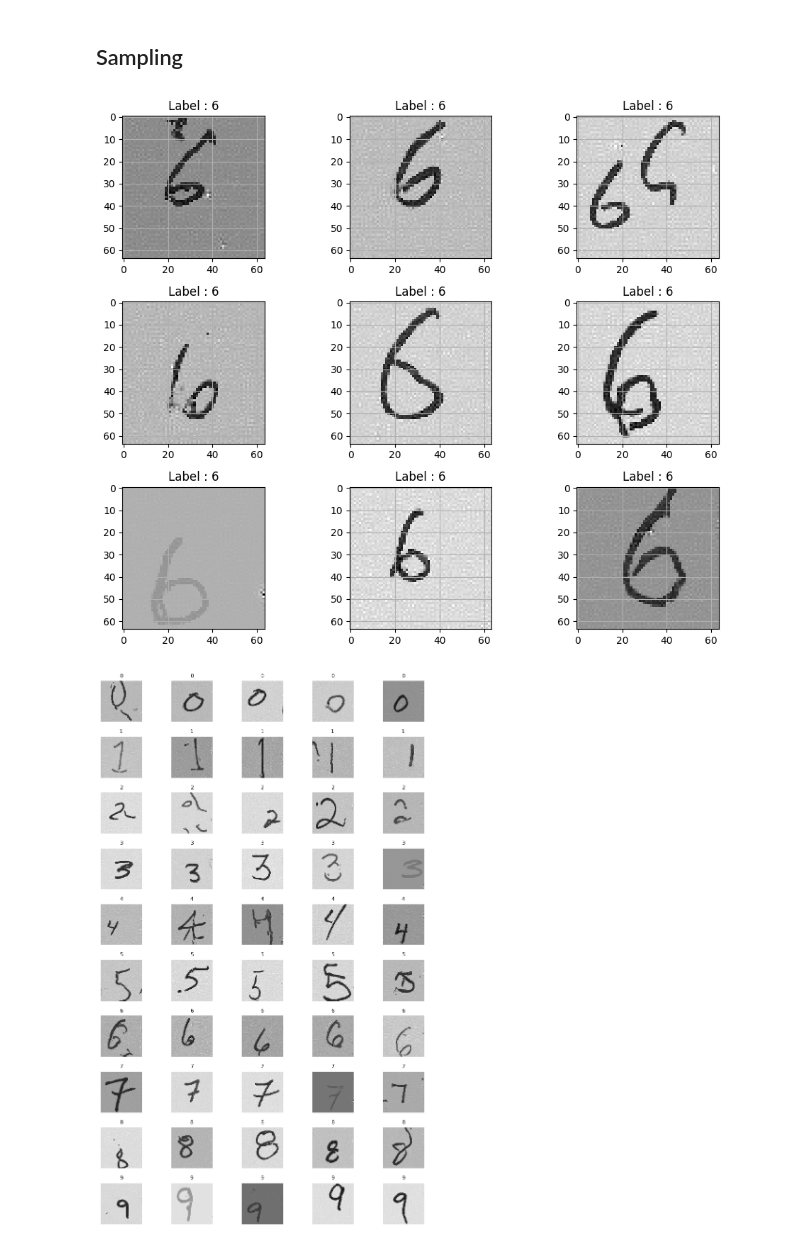
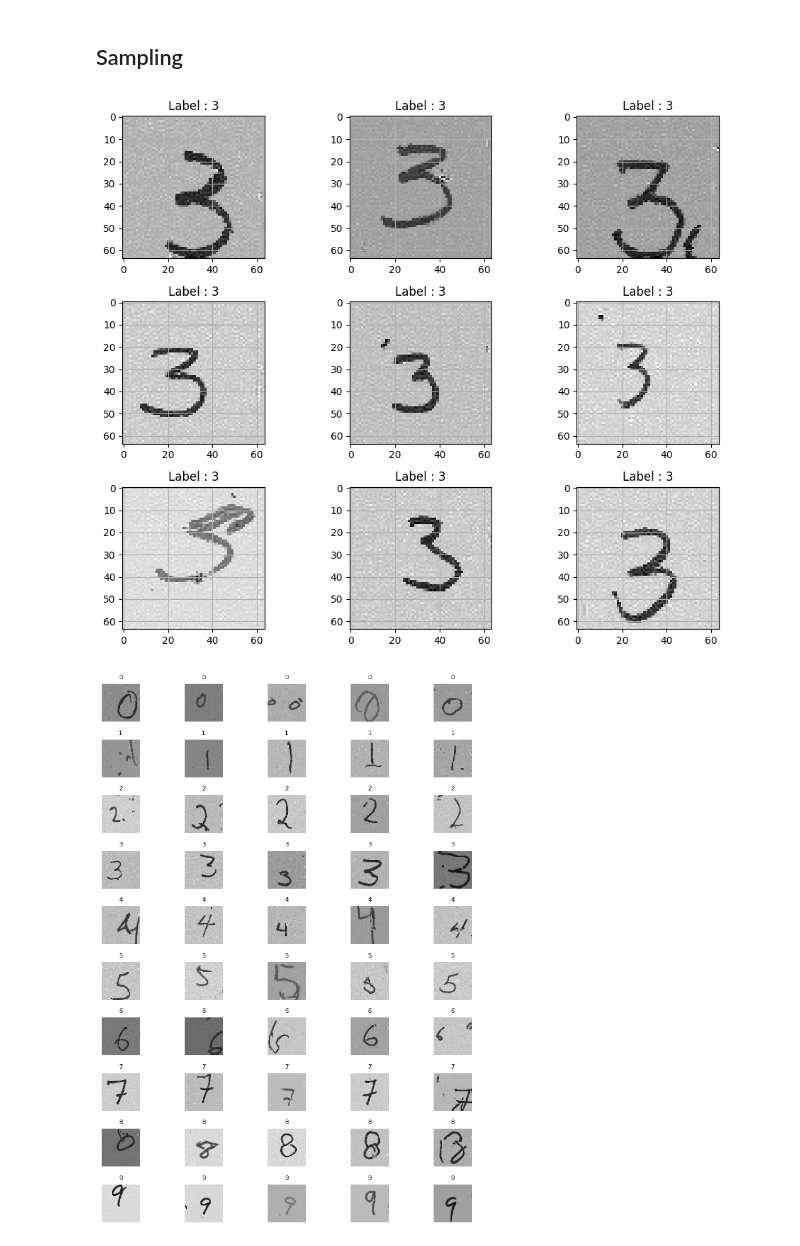
Before and after one commit to arafatshovon/flow-matching-and-llm, a Jupyter notebook: notebooks/Flow_Matching.ipynb, the cells around one changed output. Saved outputs shown, nothing was run; the diff lists cells and outputs as text; code cells hidden in the pictures.

```diff
--- a/notebooks/Flow_Matching.ipynb
+++ b/notebooks/Flow_Matching.ipynb
@@ -424,6 +424,25 @@ class GuidedFlowMatching(nn.Module):
             x_t = self.step(x_t, label, t, dt)
 
         return x_t
+
+    @torch.no_grad
+    def sample_flow(self, x_0:torch.Tensor, label:torch.Tensor, num_step:int):
+        self.prob_paths = []
+        self.time = []
+        x_t = x_0
+        time_steps = torch.linspace(0.0, 1.0, num_step).to(device)
+        self.prob_paths.append(x_0.squeeze(0).permute(1,2,0).detach().cpu().numpy())
+        self.time.append(0.0)
+
+        for i in range(len(time_steps)-1):
+            dt = time_steps[i+1] - time_steps[i]
+            t = torch.full((x_t.shape[0], 1), time_steps[i]).to(device)
+            x_t = self.step(x_t, label, t, dt)
+
+            vis_tensor = x_t.squeeze(0).permute(1, 2, 0).detach().cpu().numpy()
+            self.prob_paths.append(vis_tensor)
+            self.time.append(time_steps[i+1])
+        return x_t
 # %%
 # model = UnGuidedFlowMatching(1, 16)
 
@@ -685,7 +666,7 @@ num_steps = 60
 height, width = 64, 64
 Row, Col = 3, 3
 
-y = 6
+y = 3
 x_0 = torch.randn(Row*Col, 1, height, width)
 label = torch.ones(Row*Col, dtype=torch.int64) * y
 x_1 = flow_model.sample(x_0, label, num_steps)
@@ -702,38 +683,37 @@ for i in range(Row*Col):
 plt.tight_layout()
 plt.show()
 # %% [output]
-[figure, old version]
+[figure, new version]
 # %%
 
-num_steps = 60
+num_steps = 70
 height, width = 64, 64
 num_samples = 5
 num_digits = 10
 
 all_samples = []
 all_labels = []
 
 for digit in range(num_digits):
     x_0 = torch.randn(num_samples, 1, height, width)
     label = torch.ones(num_samples, dtype=torch.int64) * digit
     x_1 = flow_model.sample(x_0, label, num_steps)
     all_samples.append(x_1)
     all_labels.extend([digit] * num_samples)
 
 all_samples = torch.cat(all_samples, dim=0)
 
-
-fig, axes = plt.subplots(num_digits, num_samples, figsize=(8, 12))
+fig, axes = plt.subplots(num_digits, num_samples, figsize=(8, 10))
 
 for i in range(num_digits * num_samples):
     row = i // num_samples
     col = i % num_samples
     axes[row, col].imshow(all_samples[i].permute(1, 2, 0).detach().cpu().numpy(), cmap='gray')
     axes[row, col].set_title(f"{all_labels[i]}", fontsize=8)
     axes[row, col].axis('off')
 
 plt.subplots_adjust(wspace=0.1, hspace=0.2)
 plt.tight_layout()
 plt.show()
 # %% [output]
-[figure, old version]
+[figure, new version]
```
Also changed, not shown: parts of 3 cells of this notebook.
